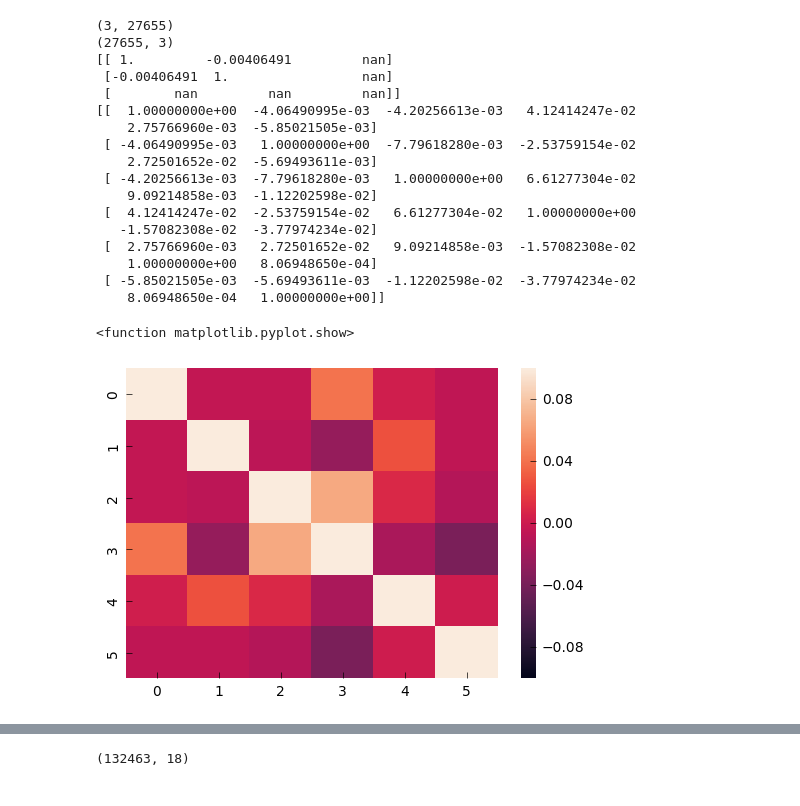
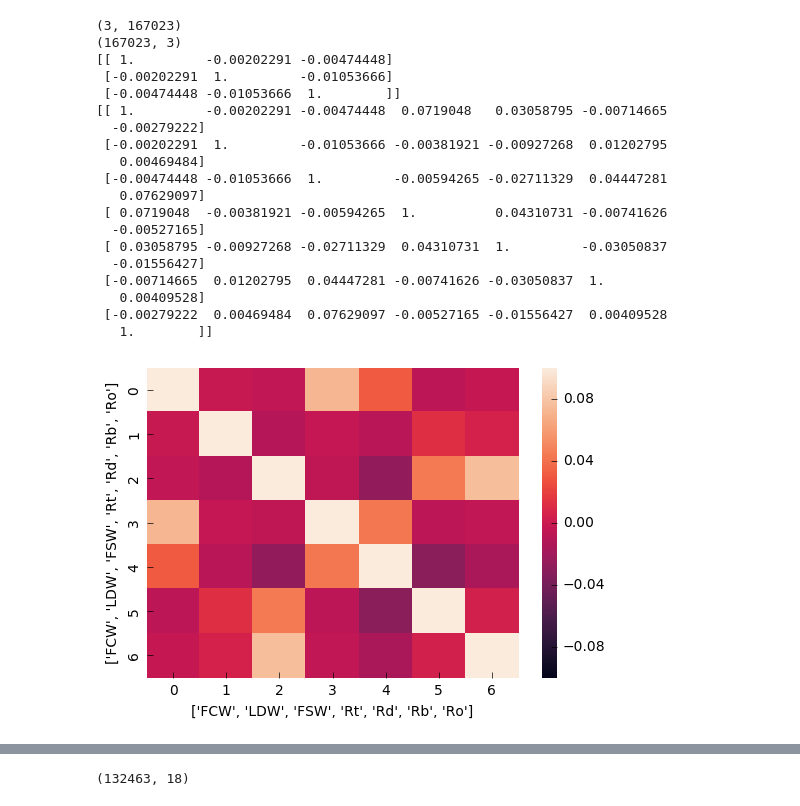
Before and after one commit to MoonBlvd/MDP_data_recording, a Jupyter notebook: warning_statistics.ipynb, the cells around one changed output, grey strips where cells are left out. Cells and saved outputs as stored; diff of their text form; code cells hidden in the pictures.

Commit message:
estimate transition matrix and correlations

```diff
--- a/warning_statistics.ipynb
+++ b/warning_statistics.ipynb
@@ -22,0 +30,17 @@ print(anomalies.shape)
+# %%
+anomaly_path = 'data/anomalies/'
+anomaly_name = '05182017.csv'
+anomalies_05182017 = read_data(anomaly_path+anomaly_name)
+print(anomalies_05182017.shape)
+
+anomaly_name = '10152017.csv'
+anomalies_10152017 = read_data(anomaly_path+anomaly_name)
+print(anomalies_10152017.shape)
+
+anomaly_name = '10172017.csv'
+anomalies_10172017 = read_data(anomaly_path+anomaly_name)
+print(anomalies_10172017.shape)
+
+anomaly_name = '10172017_freeway.csv'
+anomalies_10172017_freeway = read_data(anomaly_path+anomaly_name)
+print(anomalies_10172017_freeway.shape)
@@ -22,0 +52,5 @@ print(anomalies.shape)
+# %%
+warnings = np.vstack([warnings_05182017, warnings_10152017, warnings_10172017, warnings_10172017_freeway])
+anomalies = np.vstack([anomalies_05182017, anomalies_10152017, anomalies_10172017, anomalies_10172017_freeway])
+print(warnings.shape)
+print(anomalies.shape)
@@ -70,12 +107,13 @@ plt.legend(['Right cut in'])
 '''
 Process computed anomaly scores
 '''
-thresh1 = 0.6
-thresh2 = 0.2
-Rt = anomalies[:,0] / np.max(anomalies[:,0])
-Rd = anomalies[:,1] / np.max(anomalies[:,1])
-Rb = anomalies[:,2] / np.max(anomalies[:,2])
-Ro = anomalies[:,3] / np.max(anomalies[:,3])
+thresh1 = 0.7
+thresh2 = 0.3
+time = anomalies[:,0]
+Rt = anomalies[:,1] / np.max(anomalies[:,1])
+Rd = anomalies[:,2] / np.max(anomalies[:,2])
+Rb = anomalies[:,3] / np.max(anomalies[:,3])
+Ro = anomalies[:,4] / np.max(anomalies[:,4])
 
 print(Rt>thresh1)
 
@@ -113,37 +151,41 @@ plt.show
 # %%
 system_warnings = np.vstack([FCW, LDW, FSW])
 print (system_warnings.shape)
 system_warnings = system_warnings.T
 print (system_warnings.shape)
 warning_corr = np.corrcoef(system_warnings, rowvar=False)
 print (warning_corr)
 
-warning_anomaly = np.vstack([FCW, LDW, Rt, Rd, Rb, Ro]) # remove FSW since it was a constant in 05182017 data
+warning_anomaly = np.vstack([FCW, LDW, FSW, Rt, Rd, Rb, Ro]) # remove FSW since it was a constant in 05182017 data
 warning_anomaly = warning_anomaly.T
 warning_anomaly_corr = np.corrcoef(warning_anomaly, rowvar=False)
 
 print (warning_anomaly_corr)
 
 plt.figure(1)
 sns.heatmap(warning_anomaly_corr,vmin=-0.1, vmax=0.1, cbar=True)
+plt.xlabel(['FCW', 'LDW', 'FSW', 'Rt', 'Rd', 'Rb', 'Ro'])
+plt.ylabel(['FCW', 'LDW', 'FSW', 'Rt', 'Rd', 'Rb', 'Ro'])
 plt.show
+plt.savefig('WA_correlation_matrix.png',dpi=500)
 # %% [output]
-(3, 27655)
-(27655, 3)
-[[ 1.         -0.00406491         nan]
- [-0.00406491  1.                 nan]
- [        nan         nan         nan]]
-[[  1.00000000e+00  -4.06490995e-03  -4.20256613e-03   4.12414247e-02
-    2.75766960e-03  -5.85021505e-03]
- [ -4.06490995e-03   1.00000000e+00  -7.79618280e-03  -2.53759154e-02
-    2.72501652e-02  -5.69493611e-03]
- [ -4.20256613e-03  -7.79618280e-03   1.00000000e+00   6.61277304e-02
-    9.09214858e-03  -1.12202598e-02]
- [  4.12414247e-02  -2.53759154e-02   6.61277304e-02   1.00000000e+00
-   -1.57082308e-02  -3.77974234e-02]
- [  2.75766960e-03   2.72501652e-02   9.09214858e-03  -1.57082308e-02
-    1.00000000e+00   8.06948650e-04]
- [ -5.85021505e-03  -5.69493611e-03  -1.12202598e-02  -3.77974234e-02
-    8.06948650e-04   1.00000000e+00]]
+(3, 167023)
+(167023, 3)
+[[ 1.         -0.00202291 -0.00474448]
+ [-0.00202291  1.         -0.01053666]
+ [-0.00474448 -0.01053666  1.        ]]
+[[ 1.         -0.00202291 -0.00474448  0.0719048   0.03058795 -0.00714665
+  -0.00279222]
+ [-0.00202291  1.         -0.01053666 -0.00381921 -0.00927268  0.01202795
+   0.00469484]
+ [-0.00474448 -0.01053666  1.         -0.00594265 -0.02711329  0.04447281
+   0.07629097]
+ [ 0.0719048  -0.00381921 -0.00594265  1.          0.04310731 -0.00741626
+  -0.00527165]
+ [ 0.03058795 -0.00927268 -0.02711329  0.04310731  1.         -0.03050837
+  -0.01556427]
+ [-0.00714665  0.01202795  0.04447281 -0.00741626 -0.03050837  1.
+   0.00409528]
+ [-0.00279222  0.00469484  0.07629097 -0.00527165 -0.01556427  0.00409528
+   1.        ]]
-<function matplotlib.pyplot.show>
-[figure, old version]
+[figure, new version]
```
Also changed, not shown: parts of 8 cells of this notebook, 1 other file.
